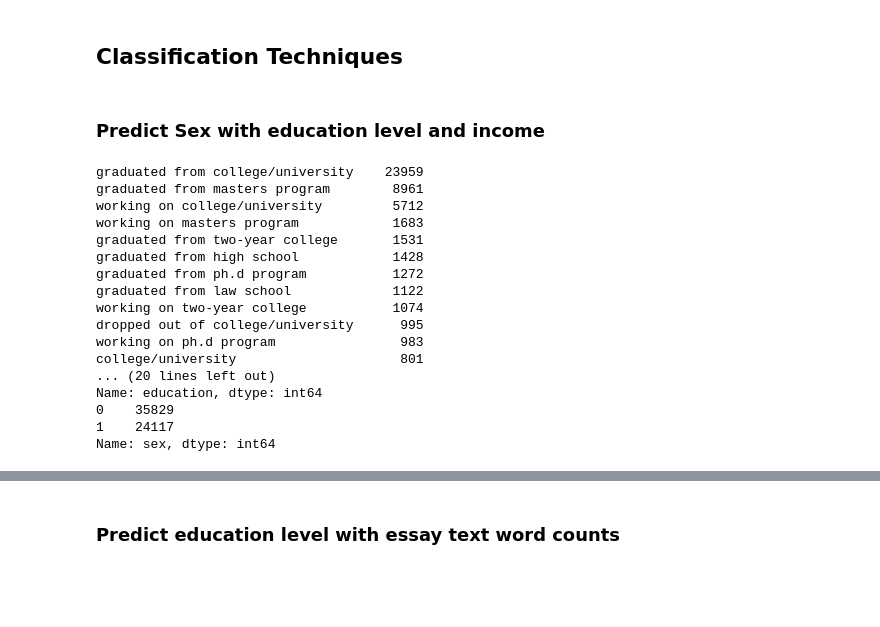
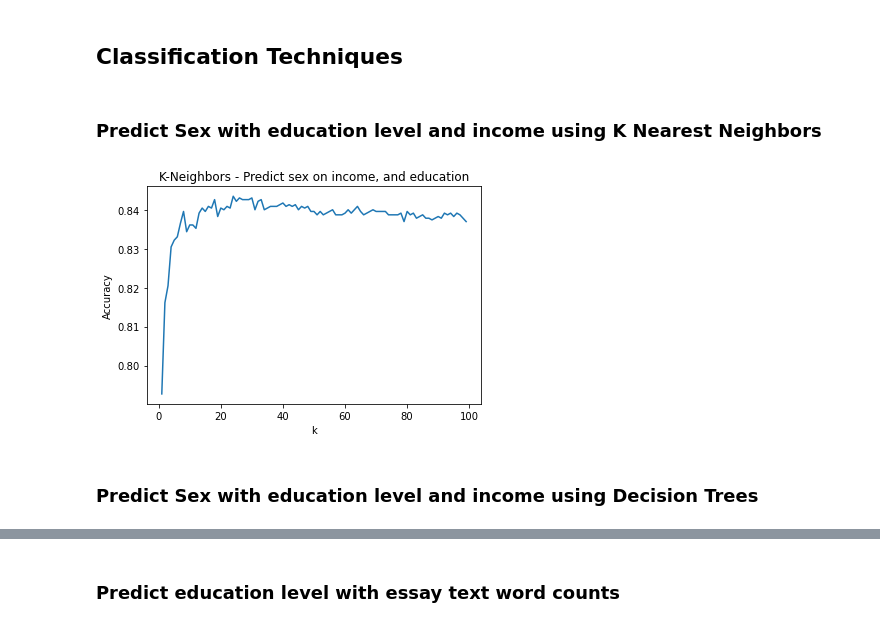
Before and after one commit to yii-meow/CodeCademy-ML-, a Jupyter notebook: capstone_starter/dating_skeleton.ipynb, the cells around one changed output, grey strips where cells are left out. Cells and saved outputs as stored; diff of their text form; code cells hidden in the pictures; blank space fills up the shorter version.

```diff
--- a/capstone_starter/dating_skeleton.ipynb
+++ b/capstone_starter/dating_skeleton.ipynb
@@ -125,4 +123,47 @@ accuracies = []
 # %% [markdown]
 ## Classification Techniques
+# %% [markdown]
+### Predict Sex with education level and income using K Nearest Neighbors
+# %%
+# Male = 0 , Female = 1
+df["sex_code"] = df.sex.map({
+    "m": 0,
+    "f": 1
+})
+
+df["sex_code"].head()
+
+# Remove rows with missing income
+df = df[df["income"] != -1]
+
+# Change the education category string to int type
+label_encoder = preprocessing.LabelEncoder()
+df["education_code"] = label_encoder.fit_transform(df["education"])
+
+X = df[["income", "education_code"]]
+y = df["sex_code"]
+
+X_train, X_test, y_train, y_test = train_test_split(
+    X, y, test_size=0.2, random_state=5)
+
+accuracies = []
+
+for k in range(1, 100):
+    classifier = KNeighborsClassifier(n_neighbors=k)
+    classifier.fit(X_train, y_train)
+    classifier.score(X_test, y_test)
+    accuracies.append(classifier.score(X_test, y_test))
+
+k_list = range(1, 100)
+
+plt.plot(k_list, accuracies)
+plt.title("K-Neighbors - Predict sex on income, and education")
+plt.xlabel("k")
+plt.ylabel("Accuracy")
+
+plt.savefig("sex_income-education.png")
+plt.show()
+# %% [output]
+[figure, added]
 # %% [markdown]
-### Predict Sex with education level and income
+### Predict Sex with education level and income using Decision Trees
@@ -135,23 +169,0 @@ df["sex"] = df.sex.map({
-# %%
-print(df["education"].value_counts())
-print(df["sex"].value_counts())
-
-# Todo: map education and income to int
-# %% [output]
-graduated from college/university    23959
-graduated from masters program        8961
-working on college/university         5712
-working on masters program            1683
-graduated from two-year college       1531
-graduated from high school            1428
-graduated from ph.d program           1272
-graduated from law school             1122
-working on two-year college           1074
-dropped out of college/university      995
-working on ph.d program                983
-college/university                     801
-... (20 lines left out)
-Name: education, dtype: int64
-0    35829
-1    24117
-Name: sex, dtype: int64
```
Also changed, not shown: parts of 5 cells of this notebook, 3 other files.
